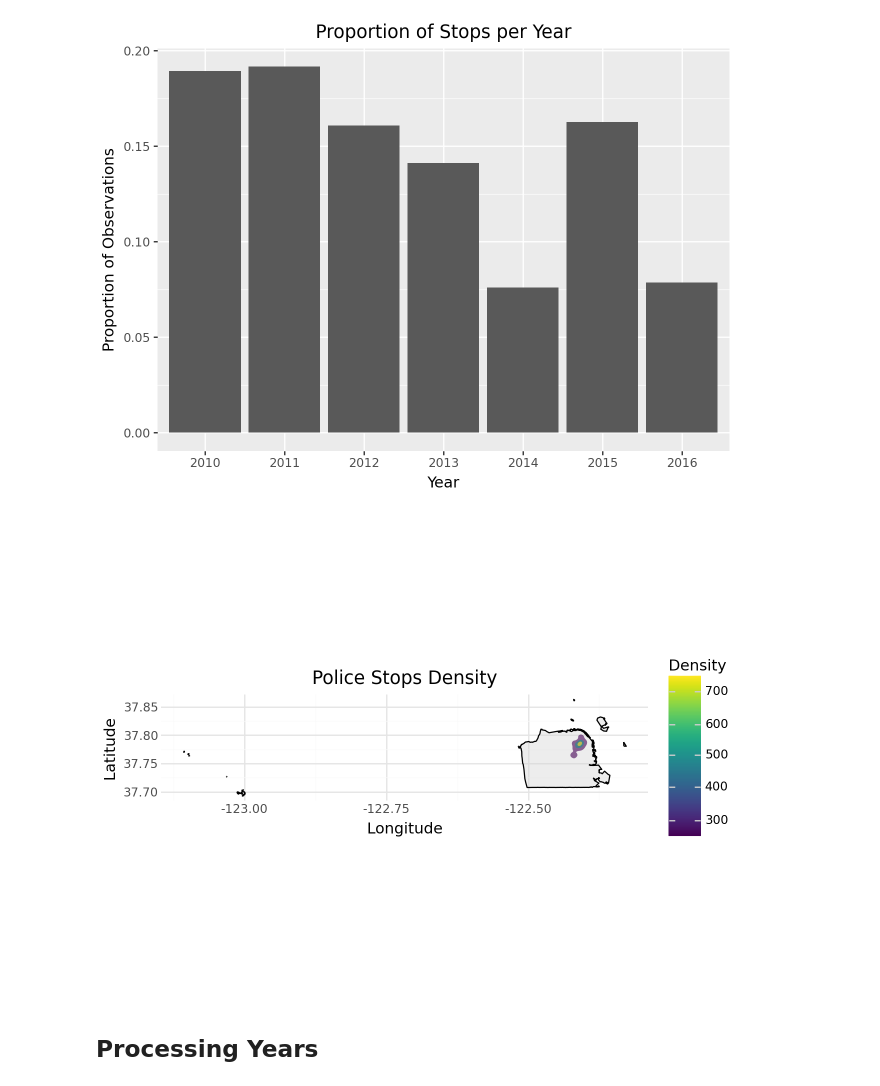
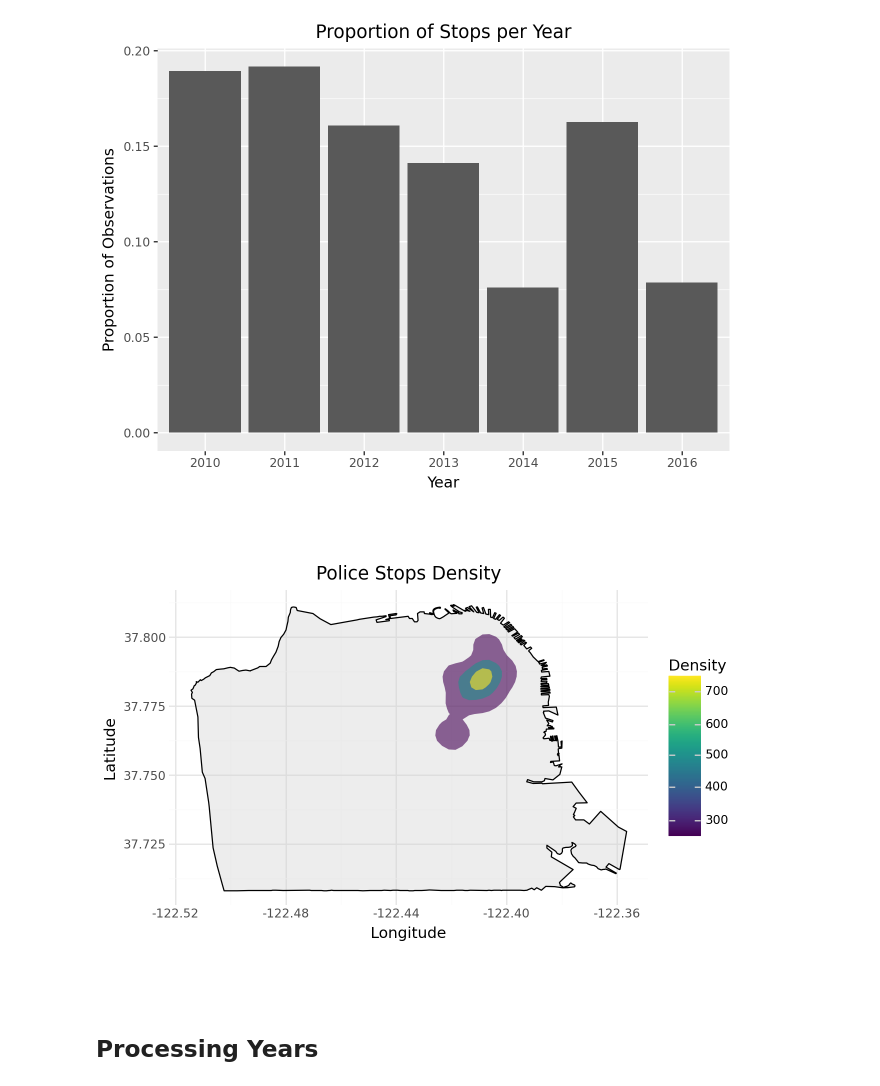
Before and after one commit to utexas-SDS-357/sds357-project-sp26-con-founders, a Jupyter notebook: Preprocessing/sf_analysis.ipynb, the cells around one changed output. Saved outputs shown, nothing was run; the diff lists cells and outputs as text; code cells hidden in the pictures.

```diff
--- a/Preprocessing/sf_analysis.ipynb
+++ b/Preprocessing/sf_analysis.ipynb
@@ -246,3 +247,8 @@ plt.show()
 [figure]
 # %% [markdown]
 ## Preprocess Non Location Variables
+# %%
+# Filtering time range from 2010 - 2016
+stops_clean['date'] = pd.to_datetime(stops_clean['date'])
+stops_clean = stops_clean[(stops_clean['date'].dt.year >= 2010) & (stops_clean['date'].dt.year <= 2016)]
+stops_clean.count()
@@ -351,8 +383,11 @@ def fix_coordinates(stop_df, city_boundaries, counties_of_interest):
     # only keep data within relevant counties
     city_boundaries_filt = city_boundaries[city_boundaries['county'].isin(counties_of_interest)]
 
+    # remove small disconnected polygons (e.g. Farallon Islands)
+    city_boundaries_filt = city_boundaries_filt.explode(index_parts=False)
+    city_boundaries_filt = city_boundaries_filt[city_boundaries_filt.geometry.area == city_boundaries_filt.geometry.area.max()]
 
-    # filter points to within bounaries of county polygon
+    # filter points to within boundaries of county polygon
     stops_clean = gpd.sjoin(stop_df, city_boundaries_filt, predicate="within")
 
     return stops_clean, city_boundaries_filt
@@ -479,38 +515,39 @@ fig.update_layout(
 
 fig.show()
 # %%
-stops_clean = stops_clean.to_crs(city_filtered.crs)
+stops_clean = stops_clean.to_crs(city_boundaries_filt.crs)
 stops_clean["lon"] = stops_clean.geometry.x
 stops_clean["lat"] = stops_clean.geometry.y
 
 (
     ggplot() +
     # City boundary (base layer)
     geom_map(
-        city_filtered,
+        city_boundaries_filt,
+         aes(map_id="county"),
         fill="lightgray",
         color="black",
         alpha=0.4
     ) +
     # Density heatmap layer
     stat_density_2d(
         stops_clean,
         aes(x="lon", y="lat", fill="..level.."),
         geom="polygon",
         alpha=0.6,
         contour=True
     ) +
     scale_fill_cmap(name="Density", cmap_name="viridis") +
     labs(
         title="Police Stops Density",
         x="Longitude",
         y="Latitude"
     ) +
     coord_equal() +
     theme_minimal()
 )
 # %% [output]
-[figure, old version]
+[figure, new version]
 # %% [markdown]
 ## Processing Years
 # %%
```
Also changed, not shown: parts of 12 cells of this notebook.
